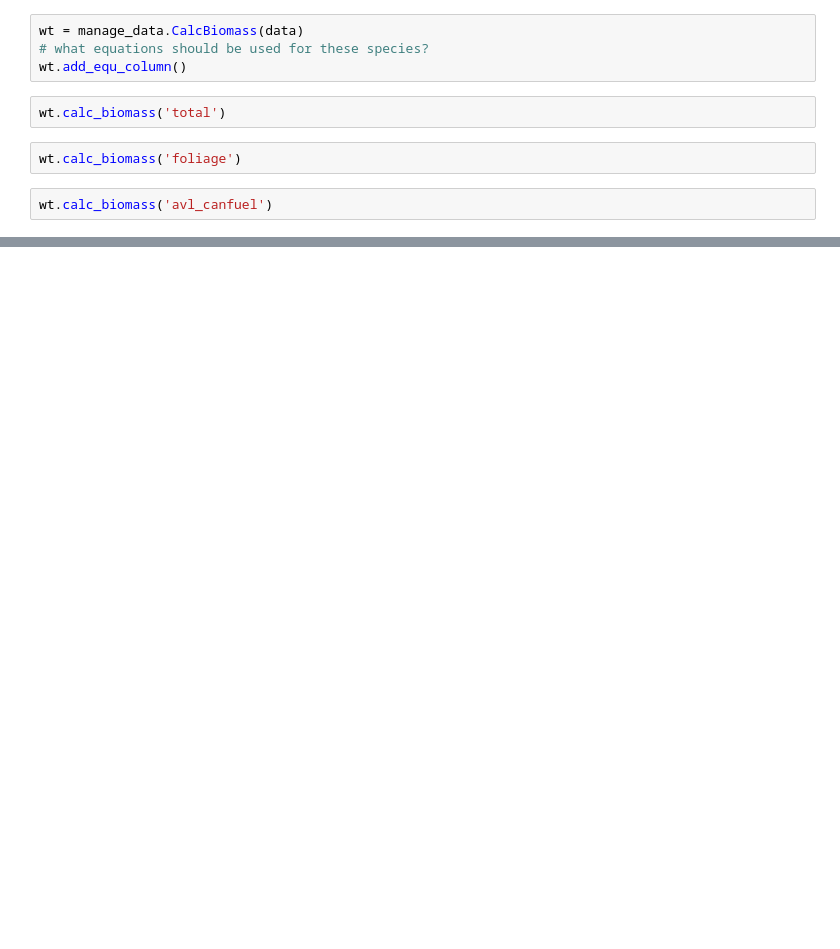
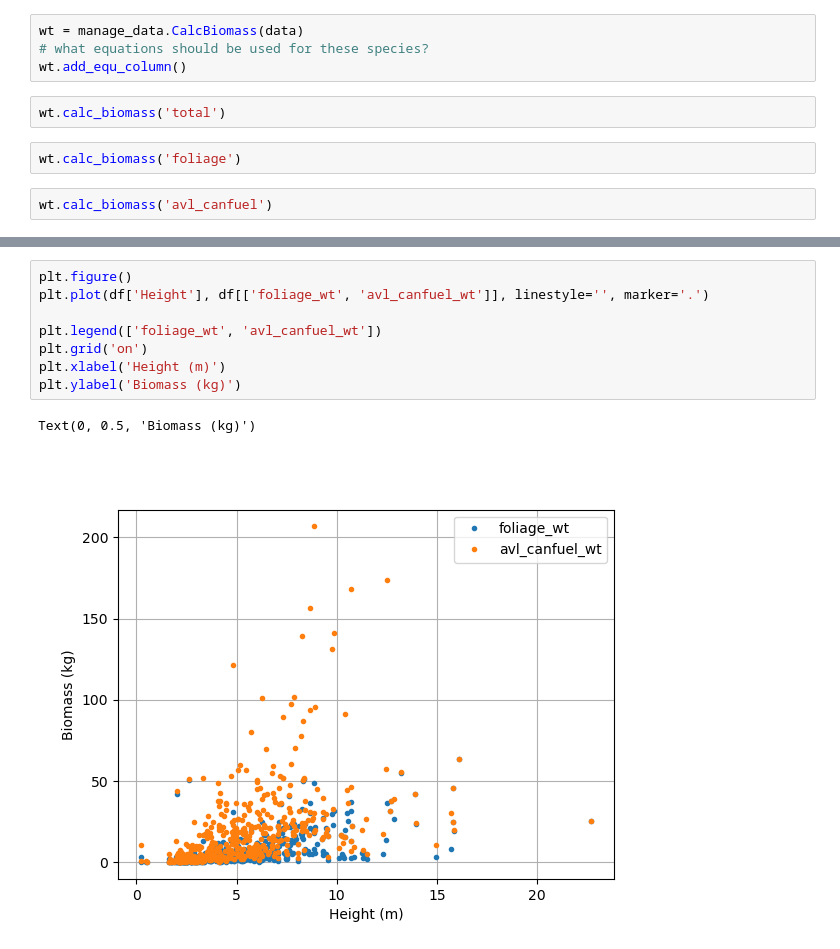
Before and after one commit to SWFireInnovation/biomass, a Jupyter notebook: labs/FtHuachucah_methods.ipynb, the cells around one changed output, grey strips where cells are left out. Drawn from its saved outputs; the diff is of its cells as text; blank space fills up the shorter version.

```diff
--- a/labs/FtHuachucah_methods.ipynb
+++ b/labs/FtHuachucah_methods.ipynb
@@ -148,0 +193,11 @@ plt.grid('on')
+# %%
+plt.figure()
+plt.plot(df['Height'], df[['foliage_wt', 'avl_canfuel_wt']], linestyle='', marker='.')
+
+plt.legend(['foliage_wt', 'avl_canfuel_wt'])
+plt.grid('on')
+plt.xlabel('Height (m)')
+plt.ylabel('Biomass (kg)')
+# %% [output]
+Text(0, 0.5, 'Biomass (kg)')
+[figure, added]
```
Also changed, not shown: parts of 12 cells of this notebook, 2 other files.
